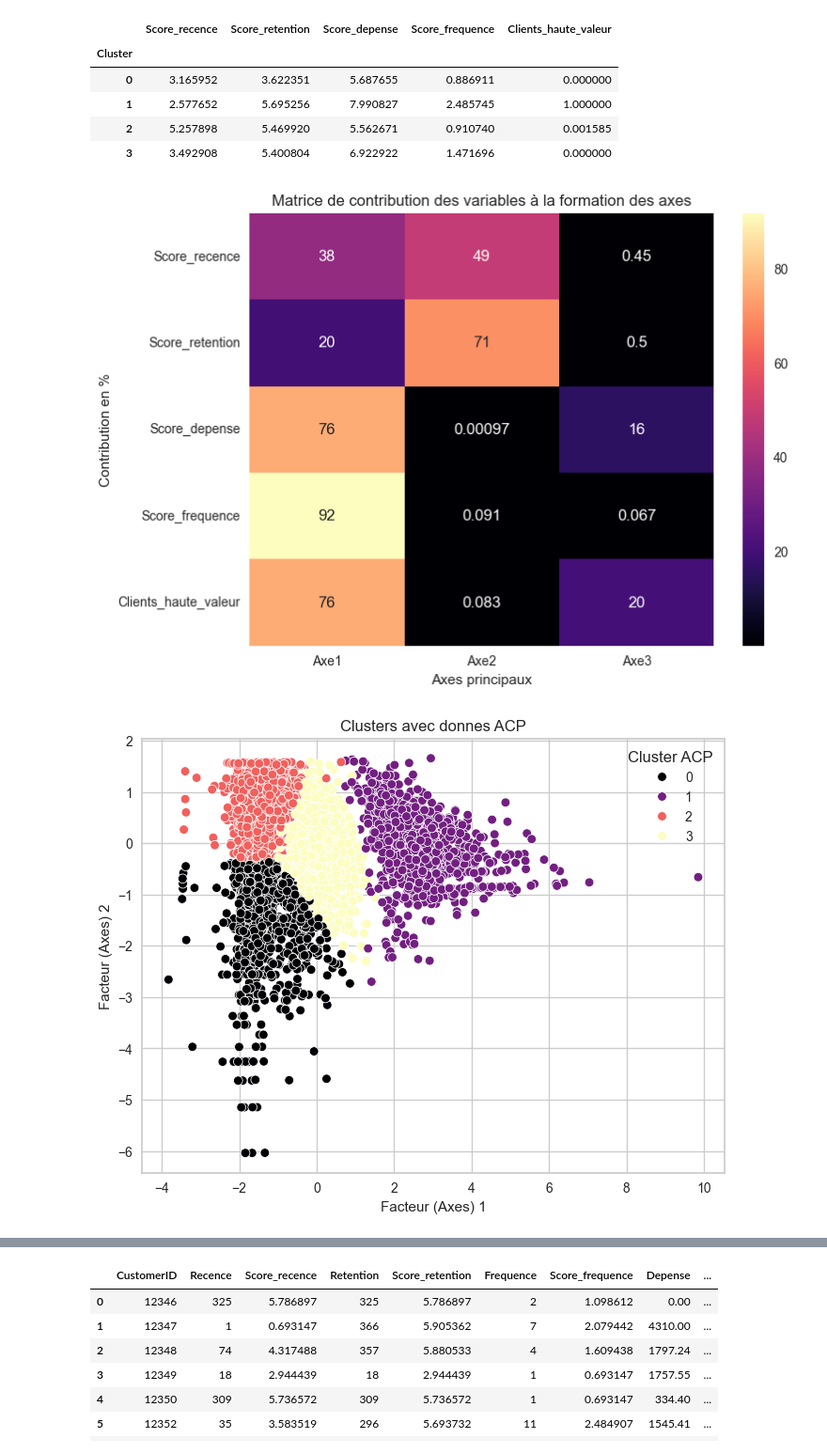
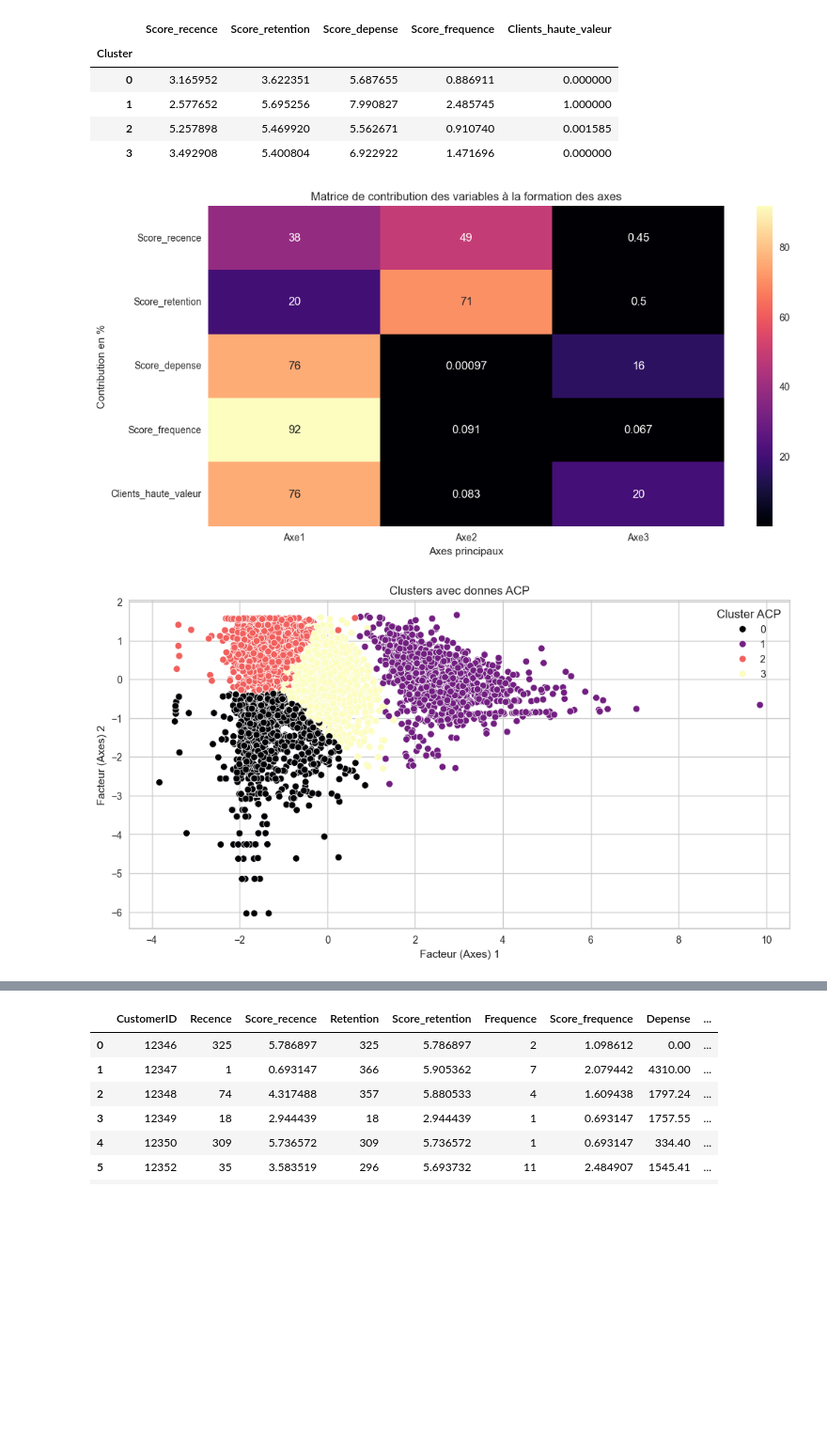
Before and after one commit to ryusaki13/Segmentation-Client, a Jupyter notebook: Segmentation_client.ipynb, the cells around one changed output, grey strips where cells are left out. Shown at 94% size. Drawn from its saved outputs; the diff is of its cells as text; code cells hidden in the pictures; blank space fills up the shorter version.

```diff
--- a/Segmentation_client.ipynb
+++ b/Segmentation_client.ipynb
@@ -640,40 +640,40 @@ calinski_harabasz_score : 4697.114
 | 2 | 5.257898 | 5.469920 | 5.562671 | 0.910740 | 0.001585 |
 | 3 | 3.492908 | 5.400804 | 6.922922 | 1.471696 | 0.000000 |
 # %%
-plt.figure(figsize=(8, 6))
+plt.figure(figsize=(12, 6))
 sns.heatmap(tableau_contrib, annot= True, cmap = "magma")
 plt.title("Matrice de contribution des variables à la formation des axes")
 plt.ylabel("Contribution en %")
 plt.xlabel("Axes principaux")
 plt.show()
 
-plt.figure(figsize=(8, 6))
+plt.figure(figsize=(12, 6))
 sns.scatterplot(x=df_facteurs[:, 0], y=df_facteurs[:, 1], hue= df_kmeans['Cluster'],  palette='magma')
 plt.title('Clusters avec donnes ACP')
 plt.xlabel('Facteur (Axes) 1')
 plt.ylabel('Facteur (Axes) 2')
 plt.legend(title='Cluster ACP')
 plt.show()
 
-plt.figure(figsize=(8, 6))
+plt.figure(figsize=(12, 6))
 sns.scatterplot(data=RFM, x='Score_recence', y='Score_frequence', hue=df_kmeans['Cluster'], palette='viridis')
 plt.title('K-means Clustering')
 plt.show()
 
-plt.figure(figsize=(8, 6))
+plt.figure(figsize=(12, 6))
 sns.scatterplot(data=RFM, x='Score_frequence', y='Score_depense', hue=df_kmeans['Cluster'], palette='viridis')
 plt.title('K-means Clustering')
 plt.show()
 
-plt.figure(figsize=(8, 6))
+plt.figure(figsize=(12, 6))
 sns.scatterplot(data=RFM, x='Score_recence', y='Score_depense', hue=df_kmeans['Cluster'], palette='viridis')
 plt.title('K-means Clustering')
 plt.show()
 
-plt.figure(figsize=(8, 6))
+plt.figure(figsize=(12, 6))
 sns.scatterplot(data=RFM, x='Score_frequence', y='Score_recence', hue=df_kmeans['Cluster'], palette='viridis')
 plt.title('K-means Clustering')
 plt.show()
 # %% [output]
-[figure, old version]
+[figure, new version]
-[figure, old version]
+[figure, new version]
```
Also changed, not shown: parts of 5 cells of this notebook.
